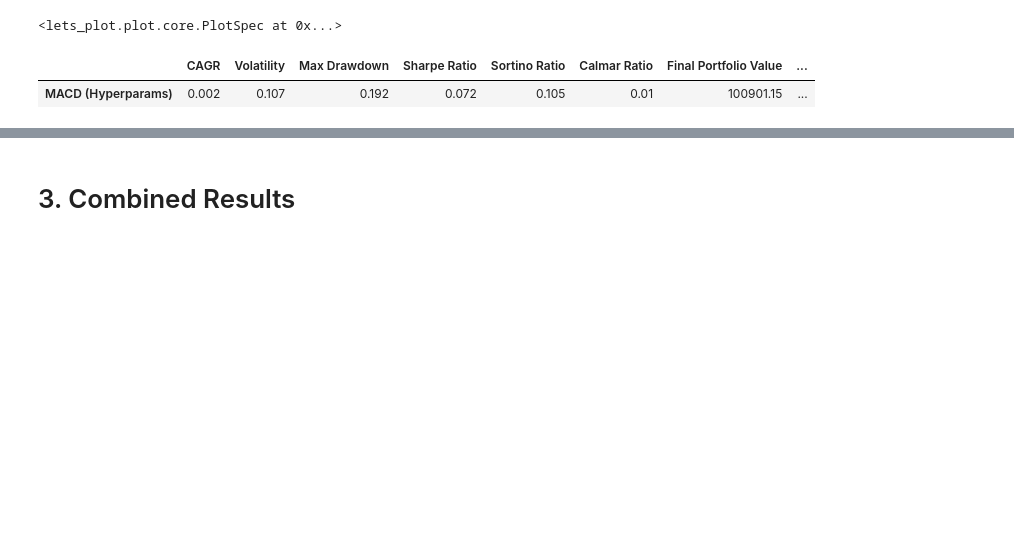
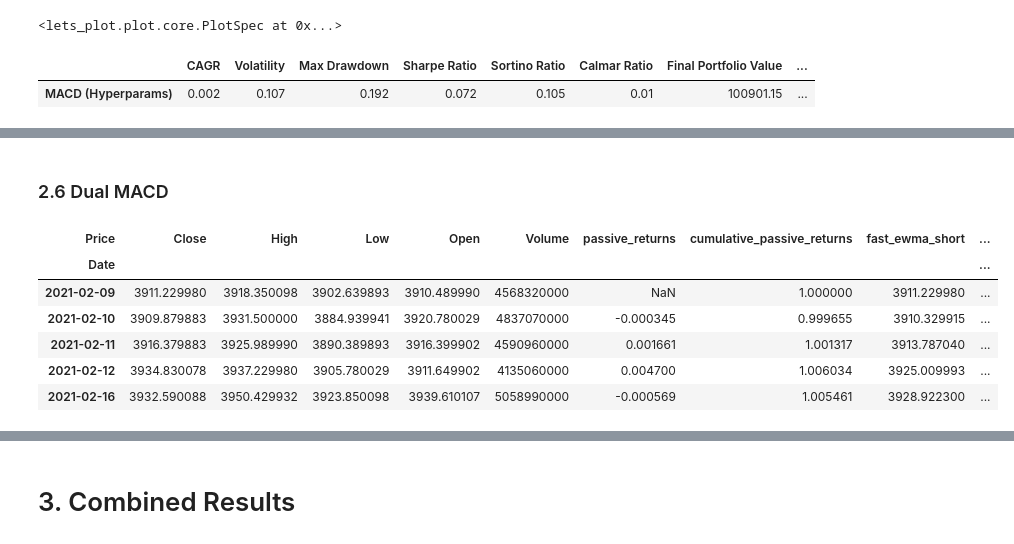
Before and after one commit to njh18/qf627-project, a Jupyter notebook: QF627_group_9_combined.ipynb, the cells around one changed output, grey strips where cells are left out. Drawn from its saved outputs; the diff is of its cells as text; code cells hidden in the pictures; blank space fills up the shorter version.

```diff
--- a/QF627_group_9_combined.ipynb
+++ b/QF627_group_9_combined.ipynb
@@ -666,0 +740,26 @@ combined_results.append(vol_clustering_macd_metric)
+# %% [markdown]
+### 2.6 Dual MACD
+# %%
+fast_spans = [3, 10, 16]
+slow_spans = [12, 26, 9]
+
+dual_macd =\
+(
+    DUAL_MACD(
+        df=df_test,
+        fast_spans=fast_spans,
+        slow_spans=slow_spans,
+        price_column="Close",
+        allow_short=False,
+    )
+)
+
+dual_macd.head(5)
+# %% [output]
+| Price | Close | High | Low | Open | Volume | passive_returns | cumulative_passive_returns | fast_ewma_short | ... |
+| Date |  |  |  |  |  |  |  |  | ... |
+| 2021-02-09 | 3911.229980 | 3918.350098 | 3902.639893 | 3910.489990 | 4568320000 | NaN | 1.000000 | 3911.229980 | ... |
+| 2021-02-10 | 3909.879883 | 3931.500000 | 3884.939941 | 3920.780029 | 4837070000 | -0.000345 | 0.999655 | 3910.329915 | ... |
+| 2021-02-11 | 3916.379883 | 3925.989990 | 3890.389893 | 3916.399902 | 4590960000 | 0.001661 | 1.001317 | 3913.787040 | ... |
+| 2021-02-12 | 3934.830078 | 3937.229980 | 3905.780029 | 3911.649902 | 4135060000 | 0.004700 | 1.006034 | 3925.009993 | ... |
+| 2021-02-16 | 3932.590088 | 3950.429932 | 3923.850098 | 3939.610107 | 5058990000 | -0.000569 | 1.005461 | 3928.922300 | ... |
```
Also changed, not shown: parts of 18 cells of this notebook, 3 other files.
